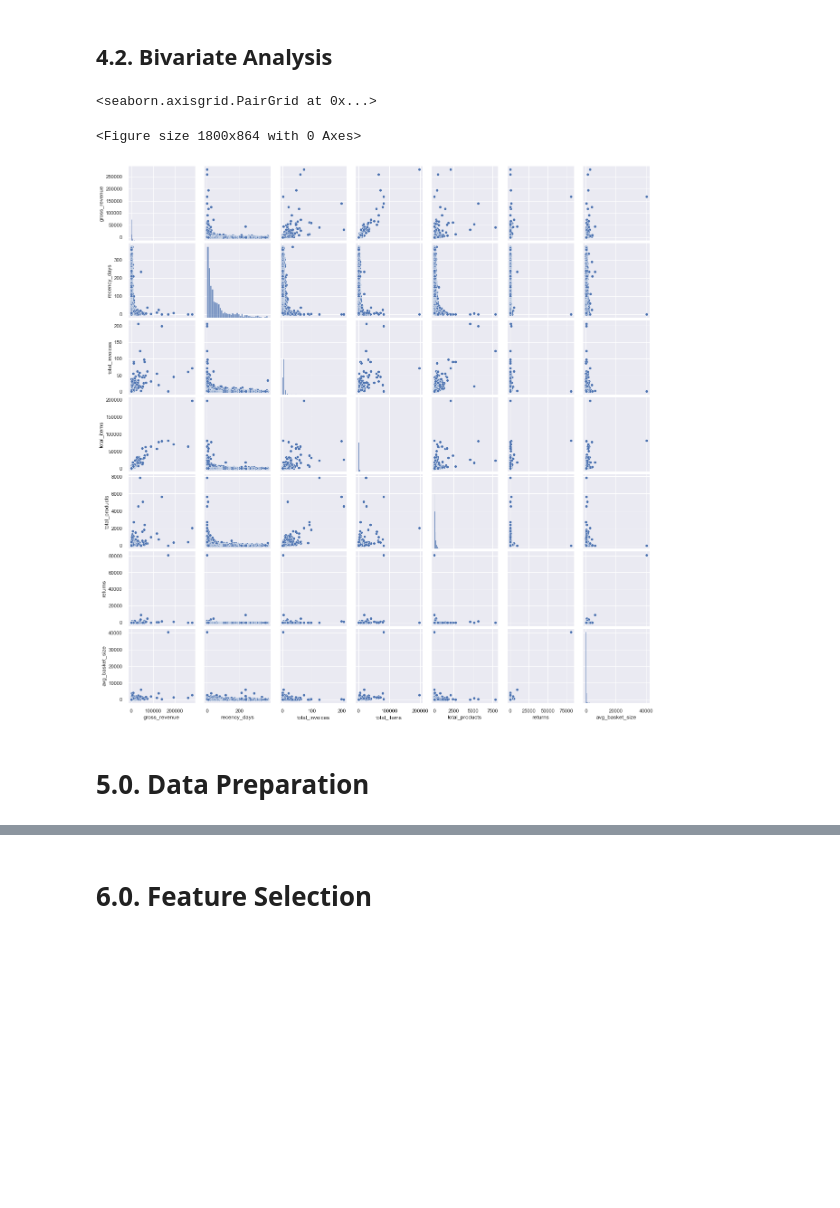
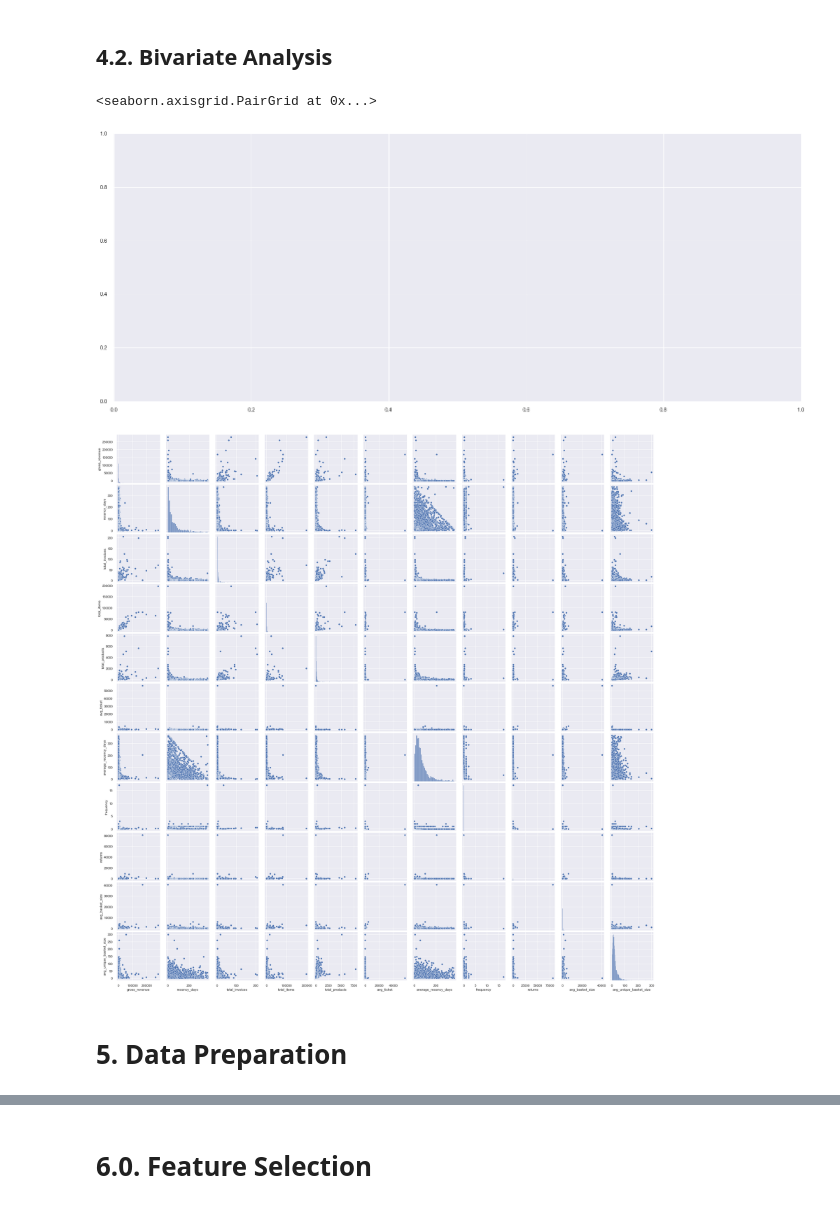
Before and after one commit to Lucas-Okamura/Insiders-Clustering, a Jupyter notebook: Insiders-Clustering.ipynb, the cells around one changed output, grey strips where cells are left out. Drawn from its saved outputs; the diff is of its cells as text; code cells hidden in the pictures; blank space fills up the shorter version.

```diff
--- a/Insiders-Clustering.ipynb
+++ b/Insiders-Clustering.ipynb
@@ -621,12 +625,12 @@ df2_max = df2[['customer_id', 'invoice_date']].drop_duplicates().groupby('custom
 df2_min = df2[['customer_id', 'invoice_date']].drop_duplicates().groupby('customer_id').min()
 df2_purchase = df2[['customer_id', 'invoice_date']].drop_duplicates().groupby('customer_id').count()
 # %%
-df_aux = df2[['invoice_no', 'customer_id', 'invoice_date']].drop_duplicates() \
-                                             .groupby('customer_id') \
-                                             .agg(max_ = ('invoice_date', 'max'),
-                                                  min_ = ('invoice_date', 'min'),
-                                                  days_ = ('invoice_date', lambda x: ((x.max() - x.min()).days) + 1),
-                                                  buy_ = ('invoice_no', 'count')).reset_index()
+df_aux = df2_purchases[['invoice_no', 'customer_id', 'invoice_date']].drop_duplicates() \
+                                                                     .groupby('customer_id') \
+                                                                     .agg(max_ = ('invoice_date', 'max'),
+                                                                          min_ = ('invoice_date', 'min'),
+                                                                          days_ = ('invoice_date', lambda x: ((x.max() - x.min()).days) + 1),
+                                                                          buy_ = ('invoice_no', 'count')).reset_index()
 
 # Frequency
 df_aux['frequency'] = df_aux[['buy_', 'days_']].apply(lambda x: x['buy_'] / x['days_'] if x['days_'] != 0 else 0, axis = 1)
@@ -650,7 +654,7 @@ dtype: int64
 ### 3.1.9. Returns  <a id='returns'></a>
 # %%
 # Number of returns
-df_returns = df2_returns[['customer_id', 'quantity']].drop_duplicates().groupby('customer_id').sum().reset_index().rename(columns = {'quantity' : 'returns'})
+df_returns = df2_returns[['customer_id', 'quantity']].groupby('customer_id').sum().reset_index().rename(columns = {'quantity' : 'returns'})
 df_returns['returns'] = df_returns['returns'] * -1
 df_ref = df_ref.merge(df_returns, on = 'customer_id', how = 'left')
 df_ref.loc[df_ref['returns'].isna(), 'returns'] = 0
@@ -774,11 +781,10 @@ df3[df3['customer_id'] == 14646].head(10)
 # %% [markdown]
 ## 4.2. Bivariate Analysis <a id='bivariate_analysis'></a>
-# %%
-plt.figure(figsize = (25, 12));
-sns.pairplot(df4[['gross_revenue', 'recency_days', 'total_invoices', 'total_items', 'total_products', 'returns', 'avg_basket_size']]);
-# %% [output]
-<seaborn.axisgrid.PairGrid at 0x...>
-<Figure size 1800x864 with 0 Axes>
-[figure, removed]
+# %%
+sns.pairplot(df4.drop(columns = 'customer_id'));
+# %% [output]
+<seaborn.axisgrid.PairGrid at 0x...>
+[figure, added]
+[figure, added]
 # %% [markdown]
-# 5.0. Data Preparation <a id='data_preparation'></a>
+# 5. Data Preparation <a id='data_preparation'></a>
```
Also changed, not shown: parts of 21 cells of this notebook.
